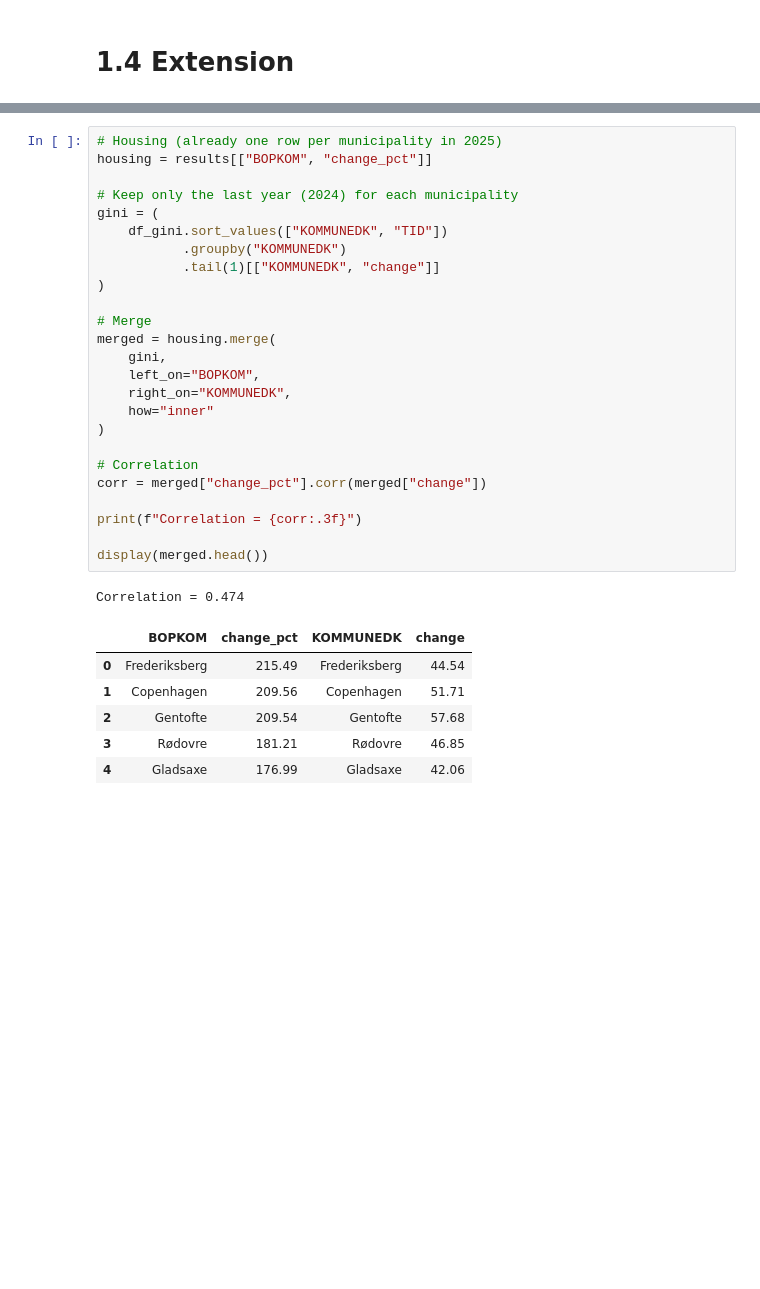
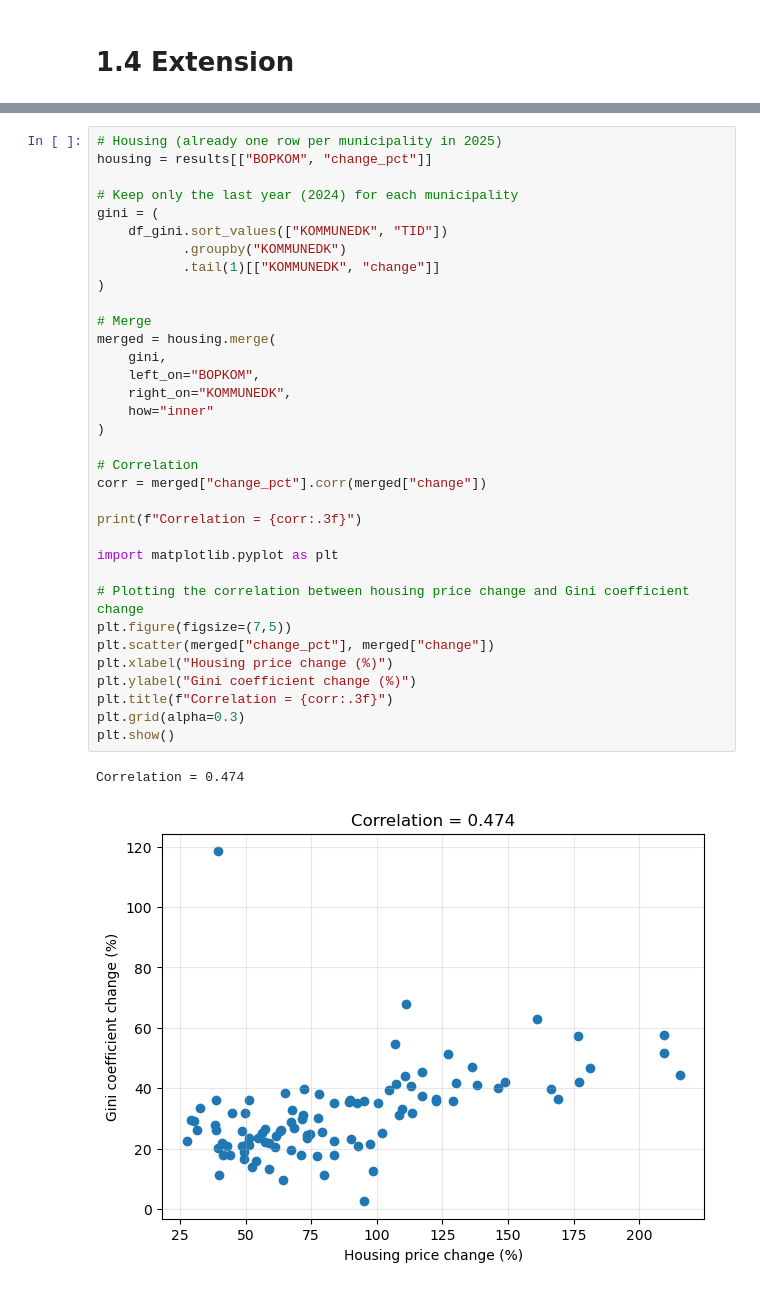
Before and after one commit to antonstrate/DataProject, a Jupyter notebook: Task_1.ipynb, the cells around one changed output, grey strips where cells are left out. Cells and saved outputs as stored; diff of their text form; blank space fills up the shorter version.

```diff
--- a/Task_1.ipynb
+++ b/Task_1.ipynb
@@ -707,33 +541,37 @@ display(df_gini.tail(10)) # Display the 10 municipalities with the largest decre
 # %%
 # Housing (already one row per municipality in 2025)
 housing = results[["BOPKOM", "change_pct"]]
 
 # Keep only the last year (2024) for each municipality
 gini = (
     df_gini.sort_values(["KOMMUNEDK", "TID"])
            .groupby("KOMMUNEDK")
            .tail(1)[["KOMMUNEDK", "change"]]
 )
 
 # Merge
 merged = housing.merge(
     gini,
     left_on="BOPKOM",
     right_on="KOMMUNEDK",
     how="inner"
 )
 
 # Correlation
 corr = merged["change_pct"].corr(merged["change"])
 
 print(f"Correlation = {corr:.3f}")
 
-display(merged.head())
+import matplotlib.pyplot as plt
+
+# Plotting the correlation between housing price change and Gini coefficient change
+plt.figure(figsize=(7,5))
+plt.scatter(merged["change_pct"], merged["change"])
+plt.xlabel("Housing price change (%)")
+plt.ylabel("Gini coefficient change (%)")
+plt.title(f"Correlation = {corr:.3f}")
+plt.grid(alpha=0.3)
+plt.show()
 # %% [output]
 Correlation = 0.474
-|  | BOPKOM | change_pct | KOMMUNEDK | change |
-| 0 | Frederiksberg | 215.49 | Frederiksberg | 44.54 |
-| 1 | Copenhagen | 209.56 | Copenhagen | 51.71 |
-| 2 | Gentofte | 209.54 | Gentofte | 57.68 |
-| 3 | Rødovre | 181.21 | Rødovre | 46.85 |
-| 4 | Gladsaxe | 176.99 | Gladsaxe | 42.06 |
+[figure, added]
```
Also changed, not shown: parts of 21 cells of this notebook.
